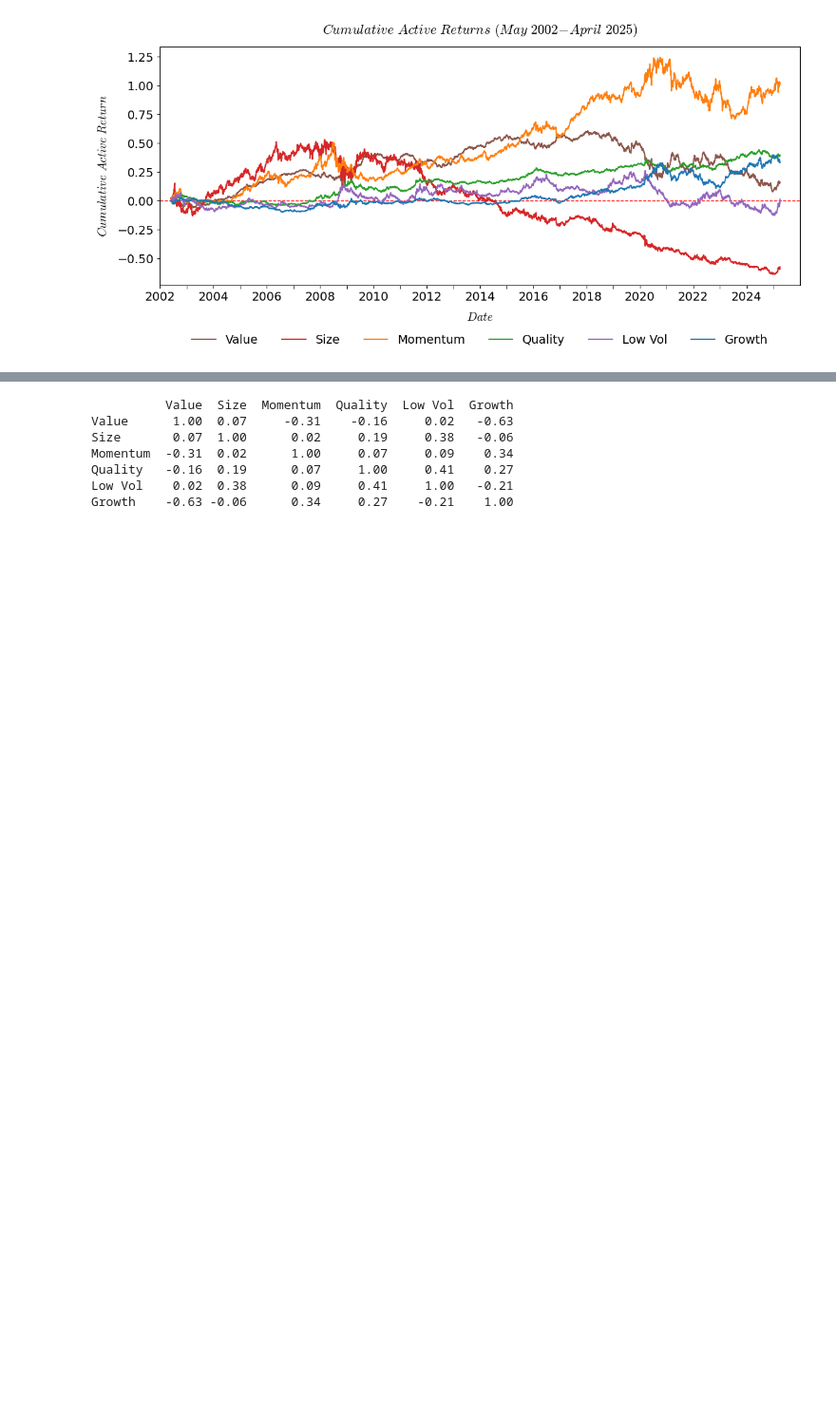
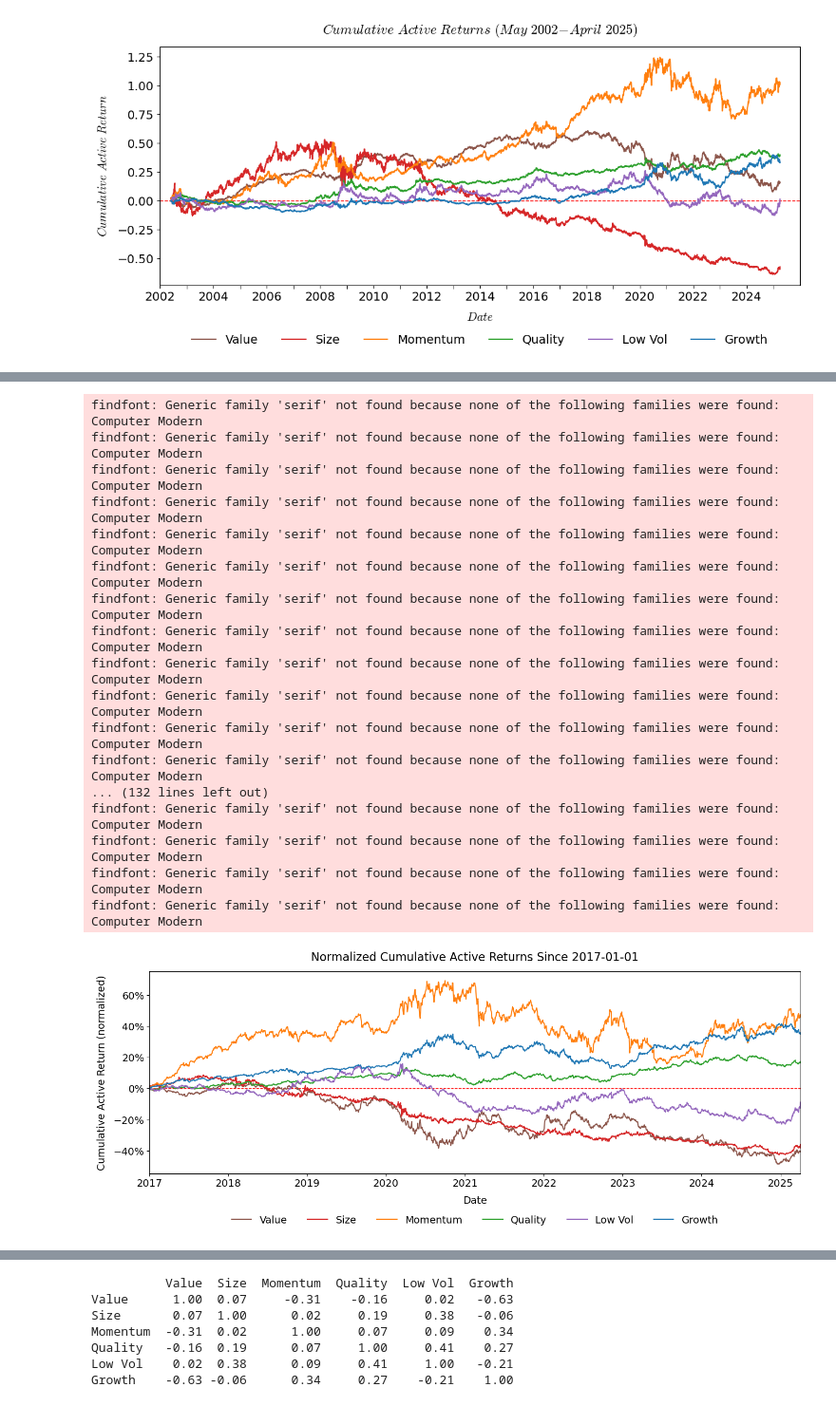
Before and after one commit to Kingmir96/thesis_vri_vp, a Jupyter notebook: Vlad/20250430_Data Universe_And features for the paper/20250430_Illustrations_v0.ipynb, the cells around one changed output, grey strips where cells are left out. Shown at 95% size. Saved outputs shown, nothing was run; the diff lists cells and outputs as text; code cells hidden in the pictures; blank space fills up the shorter version.

```diff
--- a/Vlad/20250430_Data Universe_And features for the paper/20250430_Illustrations_v0.ipynb
+++ b/Vlad/20250430_Data Universe_And features for the paper/20250430_Illustrations_v0.ipynb
@@ -271,0 +272,62 @@ findfont: Generic family 'serif' not found because none of the following familie
+# %%
+from datetime import datetime
+
+# ─── normalize cumulative active returns since 2017 ────────────────────────
+start = datetime(2017, 1, 1)
+ca17 = cum_active.loc[start:].copy()
+baseline = ca17.iloc[0]
+ca17_norm = ca17.subtract(baseline, axis=1)
+
+# ─── plot normalized active returns 2017+ ──────────────────────────────────
+fig, ax = plt.subplots(figsize=(14, 6))
+ax.axhline(0, color="red", linestyle="--", linewidth=1)
+
+for col in factors:
+    ax.plot(
+        ca17_norm.index,
+        ca17_norm[col],
+        label=labels[col],
+        color=colors[col],
+        linewidth=1.5
+    )
+
+ax.yaxis.set_major_formatter(PercentFormatter(1.0, decimals=0))
+ax.set_xlim(start, ca17_norm.index.max())
+ax.xaxis.set_major_locator(mdates.YearLocator(1))
+ax.xaxis.set_major_formatter(mdates.DateFormatter("%Y"))
+ax.tick_params(axis="x", which="minor", length=4)
+ax.tick_params(axis="both", which="major", labelsize=14)
+
+ax.legend(
+    ncol=len(factors),
+    loc="lower center",
+    bbox_to_anchor=(0.5, -0.30),
+    frameon=False,
+    prop={"size": 14}
+)
+
+ax.set_xlabel("Date", size=14, labelpad=10)
+ax.set_ylabel("Cumulative Active Return (normalized)", size=14, labelpad=10)
+ax.set_title("Normalized Cumulative Active Returns Since 2017-01-01", pad=15, size=16)
+
+plt.tight_layout()
+plt.show()
+# %% [output]
+findfont: Generic family 'serif' not found because none of the following families were found: Computer Modern
+findfont: Generic family 'serif' not found because none of the following families were found: Computer Modern
+findfont: Generic family 'serif' not found because none of the following families were found: Computer Modern
+findfont: Generic family 'serif' not found because none of the following families were found: Computer Modern
+findfont: Generic family 'serif' not found because none of the following families were found: Computer Modern
+findfont: Generic family 'serif' not found because none of the following families were found: Computer Modern
+findfont: Generic family 'serif' not found because none of the following families were found: Computer Modern
+findfont: Generic family 'serif' not found because none of the following families were found: Computer Modern
+findfont: Generic family 'serif' not found because none of the following families were found: Computer Modern
+findfont: Generic family 'serif' not found because none of the following families were found: Computer Modern
+findfont: Generic family 'serif' not found because none of the following families were found: Computer Modern
+findfont: Generic family 'serif' not found because none of the following families were found: Computer Modern
+... (132 lines left out)
+findfont: Generic family 'serif' not found because none of the following families were found: Computer Modern
+findfont: Generic family 'serif' not found because none of the following families were found: Computer Modern
+findfont: Generic family 'serif' not found because none of the following families were found: Computer Modern
+findfont: Generic family 'serif' not found because none of the following families were found: Computer Modern
+[figure, added]
```
Also changed, not shown: parts of 3 cells of this notebook, 49 other files.
